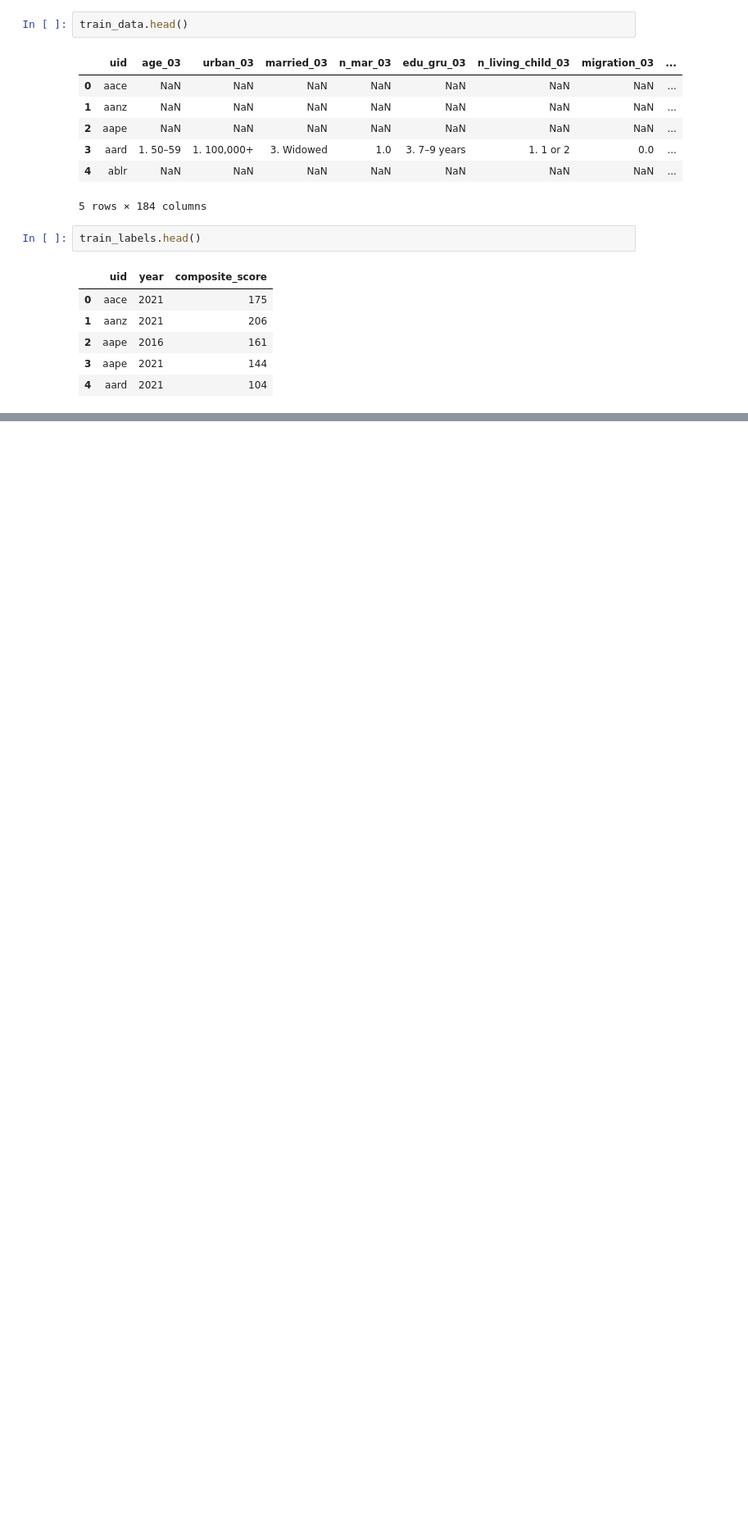
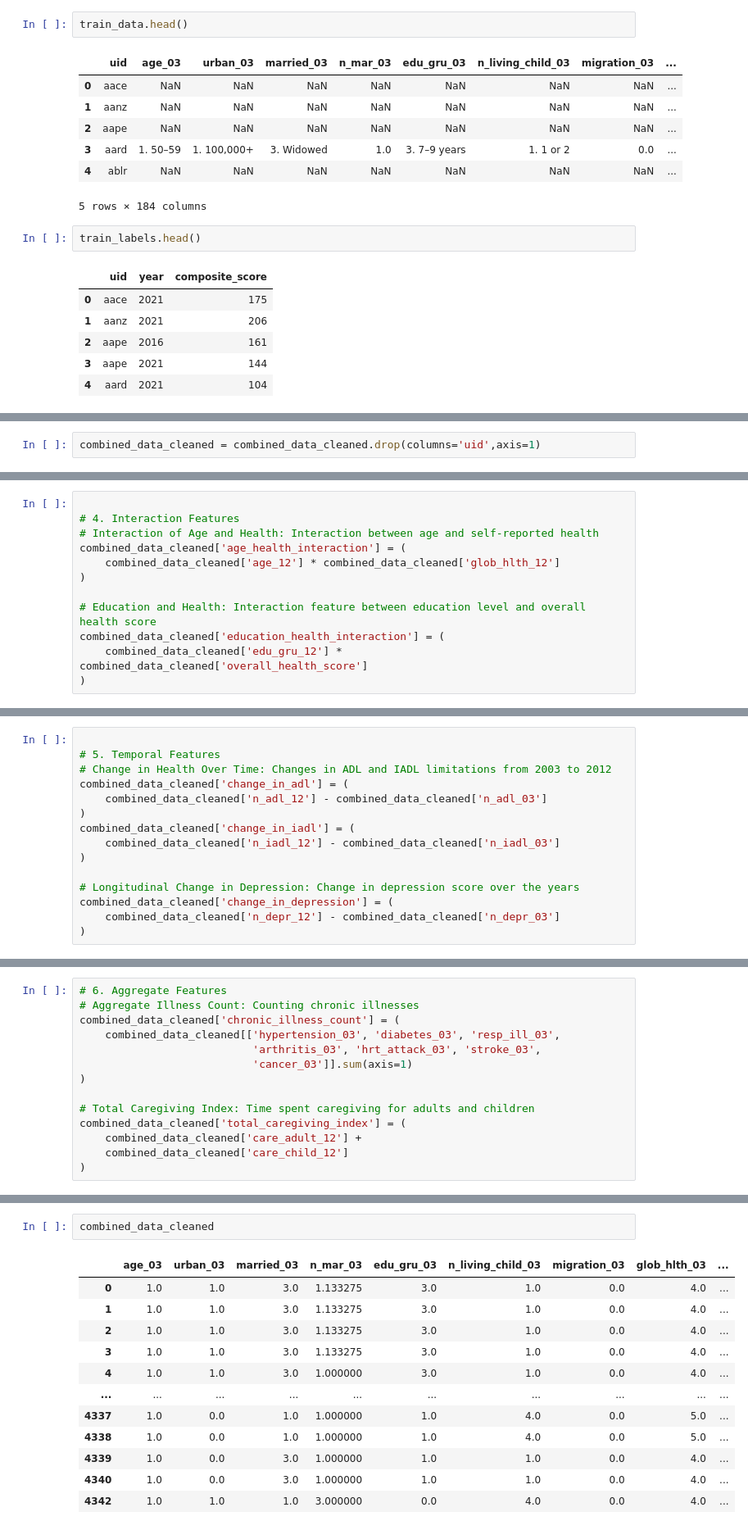
Before and after one commit to geomwangi007/Early-Detection-of-Alzheimer-s-Disease-and-Related-Dementias-Using-Social-Determinants-of-Health, a Jupyter notebook: IPNYBS/Geoffrey.ipynb, the cells around one changed output, grey strips where cells are left out. Shown at 82% size. Cells and saved outputs as stored; diff of their text form; blank space fills up the shorter version.

```diff
--- a/IPNYBS/Geoffrey.ipynb
+++ b/IPNYBS/Geoffrey.ipynb
@@ -711,0 +387,2 @@ Number of duplicate rows: 0
+# %%
+combined_data_cleaned = combined_data_cleaned.drop(columns='uid',axis=1)
@@ -711,0 +515,12 @@ Number of duplicate rows: 0
+# %%
+
+# 4. Interaction Features
+# Interaction of Age and Health: Interaction between age and self-reported health
+combined_data_cleaned['age_health_interaction'] = (
+    combined_data_cleaned['age_12'] * combined_data_cleaned['glob_hlth_12']
+)
+
+# Education and Health: Interaction feature between education level and overall health score
+combined_data_cleaned['education_health_interaction'] = (
+    combined_data_cleaned['edu_gru_12'] * combined_data_cleaned['overall_health_score']
+)
@@ -711,0 +537,15 @@ Number of duplicate rows: 0
+# %%
+
+# 5. Temporal Features
+# Change in Health Over Time: Changes in ADL and IADL limitations from 2003 to 2012
+combined_data_cleaned['change_in_adl'] = (
+    combined_data_cleaned['n_adl_12'] - combined_data_cleaned['n_adl_03']
+)
+combined_data_cleaned['change_in_iadl'] = (
+    combined_data_cleaned['n_iadl_12'] - combined_data_cleaned['n_iadl_03']
+)
+
+# Longitudinal Change in Depression: Change in depression score over the years
+combined_data_cleaned['change_in_depression'] = (
+    combined_data_cleaned['n_depr_12'] - combined_data_cleaned['n_depr_03']
+)
@@ -711,0 +561,14 @@ Number of duplicate rows: 0
+# %%
+# 6. Aggregate Features
+# Aggregate Illness Count: Counting chronic illnesses
+combined_data_cleaned['chronic_illness_count'] = (
+    combined_data_cleaned[['hypertension_03', 'diabetes_03', 'resp_ill_03',
+                           'arthritis_03', 'hrt_attack_03', 'stroke_03',
+                           'cancer_03']].sum(axis=1)
+)
+
+# Total Caregiving Index: Time spent caregiving for adults and children
+combined_data_cleaned['total_caregiving_index'] = (
+    combined_data_cleaned['care_adult_12'] +
+    combined_data_cleaned['care_child_12']
+)
@@ -711,0 +702,15 @@ Number of duplicate rows: 0
+# %%
+combined_data_cleaned
+# %% [output]
+|  | age_03 | urban_03 | married_03 | n_mar_03 | edu_gru_03 | n_living_child_03 | migration_03 | glob_hlth_03 | ... |
+| 0 | 1.0 | 1.0 | 3.0 | 1.133275 | 3.0 | 1.0 | 0.0 | 4.0 | ... |
+| 1 | 1.0 | 1.0 | 3.0 | 1.133275 | 3.0 | 1.0 | 0.0 | 4.0 | ... |
+| 2 | 1.0 | 1.0 | 3.0 | 1.133275 | 3.0 | 1.0 | 0.0 | 4.0 | ... |
+| 3 | 1.0 | 1.0 | 3.0 | 1.133275 | 3.0 | 1.0 | 0.0 | 4.0 | ... |
+| 4 | 1.0 | 1.0 | 3.0 | 1.000000 | 3.0 | 1.0 | 0.0 | 4.0 | ... |
+| ... | ... | ... | ... | ... | ... | ... | ... | ... | ... |
+| 4337 | 1.0 | 0.0 | 1.0 | 1.000000 | 1.0 | 4.0 | 0.0 | 5.0 | ... |
+| 4338 | 1.0 | 0.0 | 1.0 | 1.000000 | 1.0 | 4.0 | 0.0 | 5.0 | ... |
+| 4339 | 1.0 | 0.0 | 3.0 | 1.000000 | 1.0 | 1.0 | 0.0 | 4.0 | ... |
+| 4340 | 1.0 | 0.0 | 3.0 | 1.000000 | 1.0 | 1.0 | 0.0 | 4.0 | ... |
+| 4342 | 1.0 | 1.0 | 1.0 | 3.000000 | 0.0 | 4.0 | 0.0 | 4.0 | ... |
```
Also changed, not shown: parts of 110 cells of this notebook, 5 other files.
